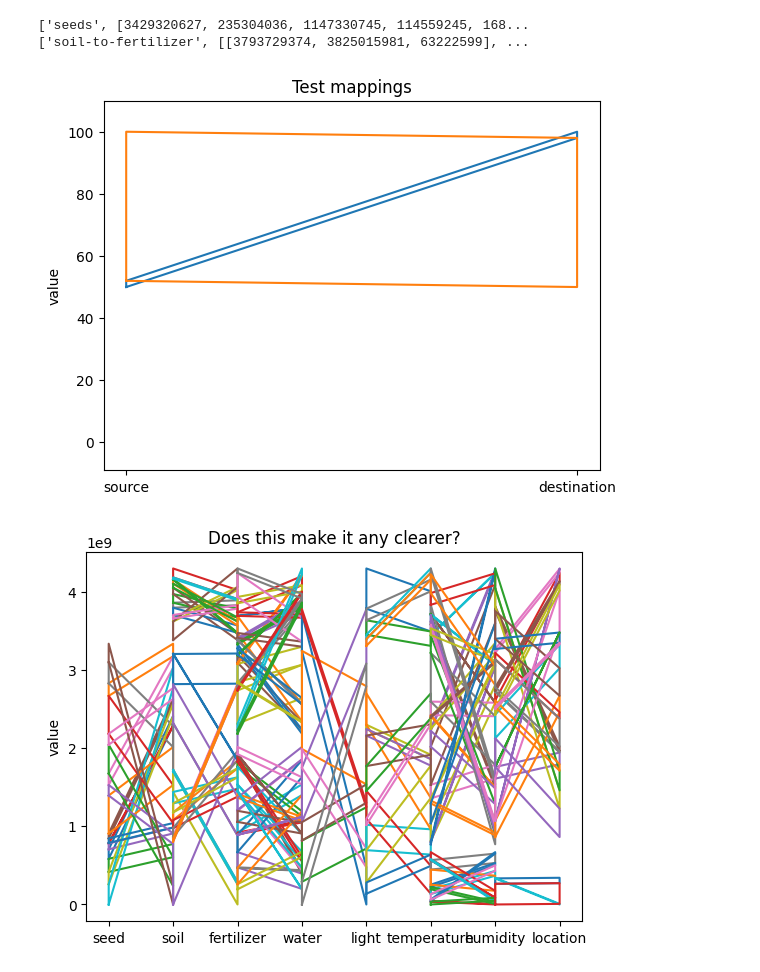
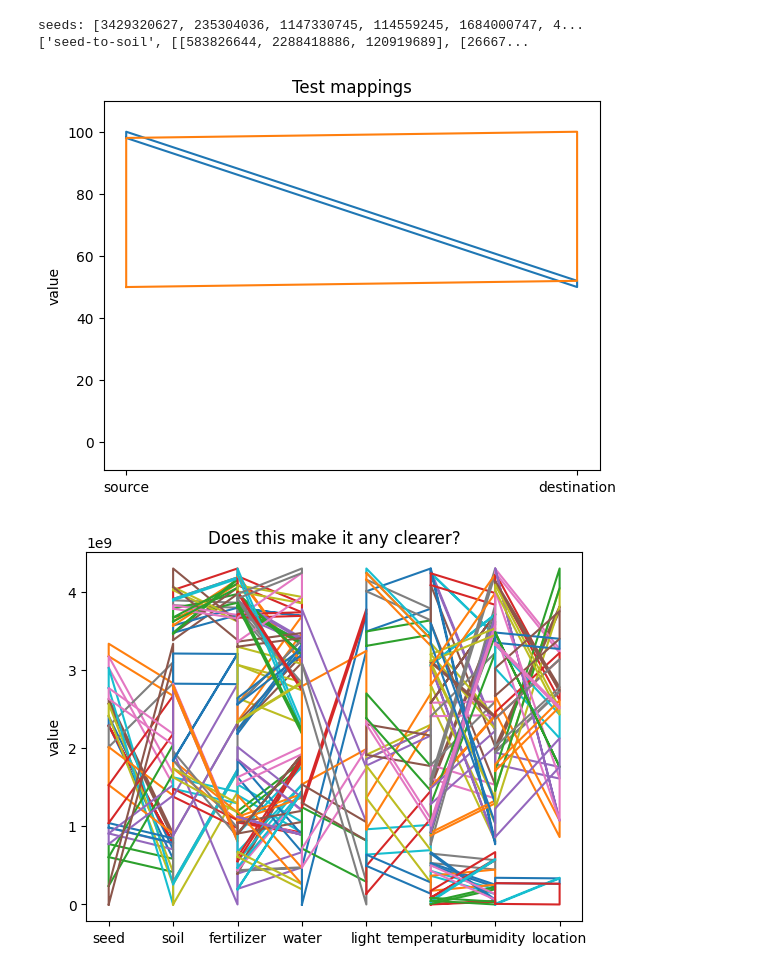
Before and after one commit to nouseforkeys/advent-of-code-23, a Jupyter notebook: day_5.ipynb, the cells around one changed output. Saved outputs shown, nothing was run; the diff lists cells and outputs as text; code cells hidden in the pictures.

Commit message:
solved day 5 part 1! - had the source and destination values backwards (whoops!) - Added a nice plot of the paths taken by each mapping

```diff
--- a/day_5.ipynb
+++ b/day_5.ipynb
@@ -14,15 +22,15 @@ parsed_data = parse_from_file('puzzle_input\\day_5.txt', parser)
 
 # seeds have their own format
 temp =  parsed_data[0][0].split(': ')[-1]
-seeds = ['seeds', [int(value) for value in temp.split(' ')]]
+seeds = [int(value) for value in temp.split(' ')]
 # disregard the seeds item leaving the other mappings
 mappings = parsed_data[1:]
 
-print(f'{str(seeds)[:60]}...')
-print(f'{str(mappings[1])[:60]}...')
+print(f'seeds: {str(seeds)[:60]}...')
+print(f'{str(mappings[0])[:60]}...')
 # %% [output]
-['seeds', [3429320627, 235304036, 1147330745, 114559245, 168...
-['soil-to-fertilizer', [[3793729374, 3825015981, 63222599], ...
+seeds: [3429320627, 235304036, 1147330745, 114559245, 1684000747, 4...
+['seed-to-soil', [[583826644, 2288418886, 120919689], [26667...
 # %%
 class Mapper:
     """does on-the-fly mappings to save having to store big lists"""
@@ -31,7 +39,7 @@ class Mapper:
 
     def convert(self, value: int) -> int:
         """uses the mapping values to figure out how to convert the value"""
-        for sour, dest, widt in self._mappings:
+        for dest, sour, widt in self._mappings:
             if sour <= value < sour + widt:
                 return dest + (value - sour)
         else:
@@ -41,41 +49,41 @@ class Mapper:
         """pops mappings onto an axis"""
         x0, x1 = x
         x_series = [x0, x1, x1, x0, x0]
-        for sour, dest, widt in self._mappings:
+        for dest, sour, widt in self._mappings:
             series =[sour, dest, dest + widt, sour + widt, sour]
             ax.plot(x_series, series)
 
 
 # this is from the example
 mapper = Mapper([[50, 98, 2], [52, 50, 48]])
 
 def mapping_plot(
     mappings: [str, Mapper], title: str,
     y_limits: tuple[int] = None
 ) -> None:
     """sets up a plot with a series of mappers"""
     fig, ax = plt.subplots()
     x_vals = list(range(len(mappings) + 1))
     for (name, mapper), x0, x1 in zip(mappings, x_vals[:-1], x_vals[1:]):
         mapper.plot(ax, (x0, x1))
     ax.set_xticks(x_vals)
     ax.set_xticklabels(
         [name.split('-to-')[0] for name, _ in mappings] +
         [mappings[-1][0].split('-to-')[-1]]
     )
     ax.set_ylabel('value')
     ax.set_title(title)
     if y_limits is not None:
         offset = y_limits[1] * 0.1
         ax.set_ylim(y_limits[0] - offset, y_limits[1] + offset)
 
 mapping_plot(
     [['source-to-destination', mapper]], 'Test mappings' , y_limits=(1, 100))
 # %% [output]
-[figure, old version]
+[figure, new version]
 # %%
 # ok let's convert our input to Mapper instances and see what we're up against
 mappers = [[name, Mapper(mapping)] for name, mapping in mappings]
 mapping_plot(mappers, 'Does this make it any clearer?')
 # %% [output]
-[figure, old version]
+[figure, new version]
```
Also changed, not shown: parts of 5 cells of this notebook.
